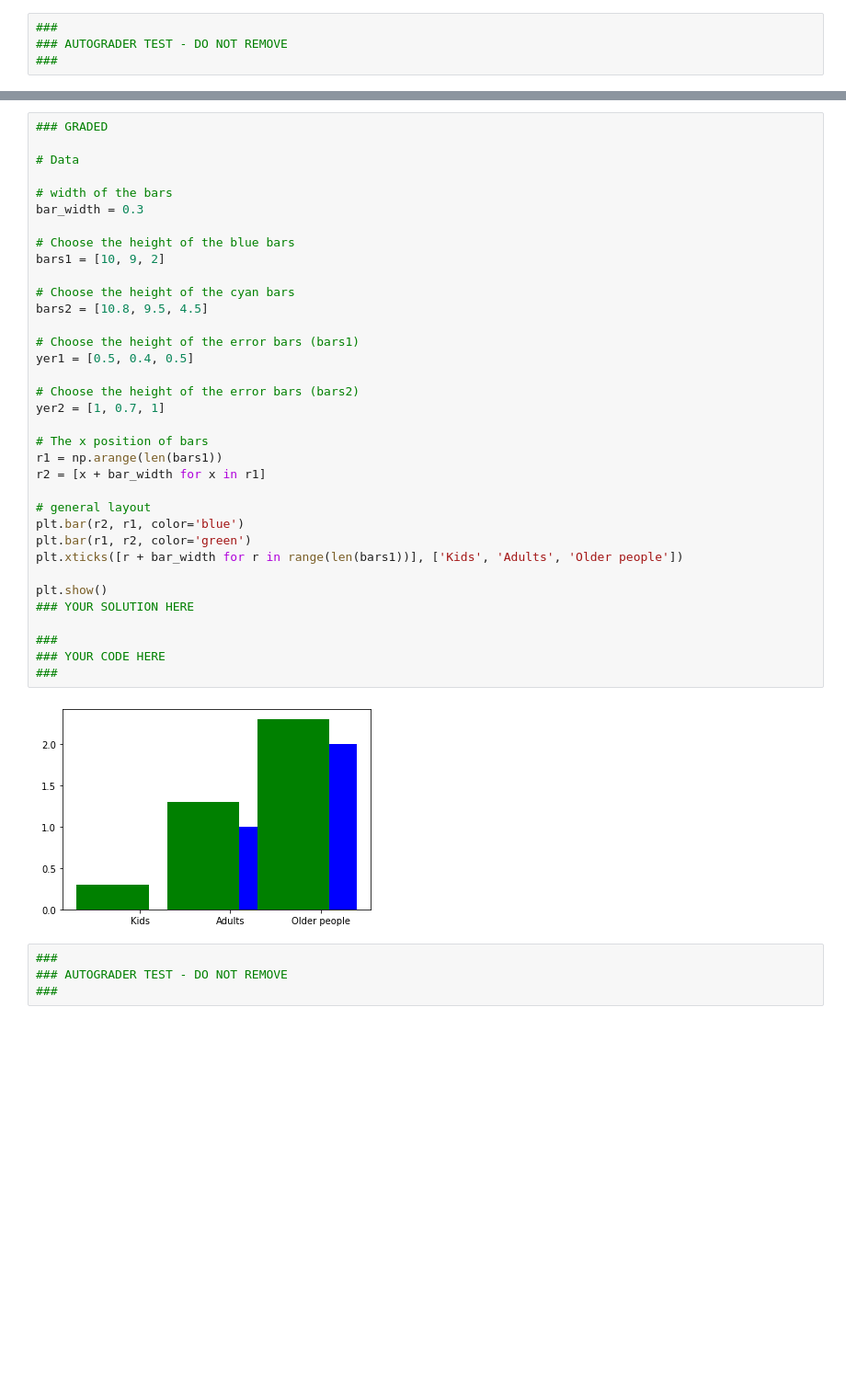
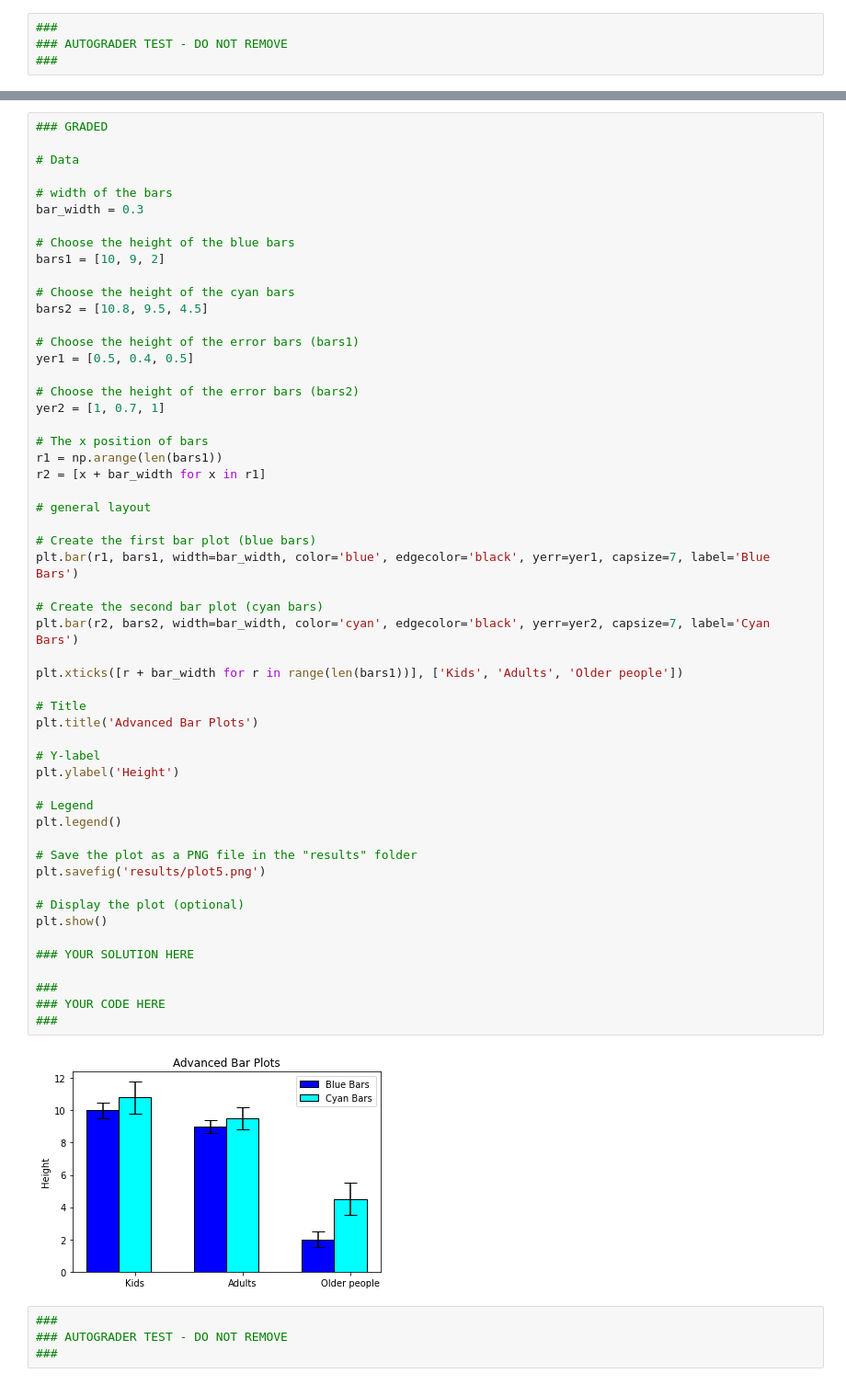
Before and after one commit to PPraveen2230/Data-science-assignment-week-14, a Jupyter notebook: Data_visualization.ipynb, the cells around one changed output, grey strips where cells are left out. Shown at 92% size. Cells and saved outputs as stored; diff of their text form; blank space fills up the shorter version.

```diff
--- a/Data_visualization.ipynb
+++ b/Data_visualization.ipynb
@@ -312,36 +316,55 @@ The final plot should look like this:
 
 # width of the bars
 bar_width = 0.3
 
 # Choose the height of the blue bars
 bars1 = [10, 9, 2]
 
 # Choose the height of the cyan bars
 bars2 = [10.8, 9.5, 4.5]
 
 # Choose the height of the error bars (bars1)
 yer1 = [0.5, 0.4, 0.5]
 
 # Choose the height of the error bars (bars2)
 yer2 = [1, 0.7, 1]
 
 # The x position of bars
 r1 = np.arange(len(bars1))
 r2 = [x + bar_width for x in r1]
 
 # general layout
-plt.bar(r2, r1, color='blue')
-plt.bar(r1, r2, color='green')
+
+# Create the first bar plot (blue bars)
+plt.bar(r1, bars1, width=bar_width, color='blue', edgecolor='black', yerr=yer1, capsize=7, label='Blue Bars')
+
+# Create the second bar plot (cyan bars)
+plt.bar(r2, bars2, width=bar_width, color='cyan', edgecolor='black', yerr=yer2, capsize=7, label='Cyan Bars')
+
 plt.xticks([r + bar_width for r in range(len(bars1))], ['Kids', 'Adults', 'Older people'])
 
+# Title
+plt.title('Advanced Bar Plots')
+
+# Y-label
+plt.ylabel('Height')
+
+# Legend
+plt.legend()
+
+# Save the plot as a PNG file in the "results" folder
+plt.savefig('results/plot5.png')
+
+# Display the plot (optional)
 plt.show()
+
 ### YOUR SOLUTION HERE
 
 ###
 ### YOUR CODE HERE
 ###
 # %% [output]
-[figure, old version]
+[figure, new version]
 # %%
 ###
 ### AUTOGRADER TEST - DO NOT REMOVE
```
Also changed, not shown: parts of 8 cells of this notebook.
